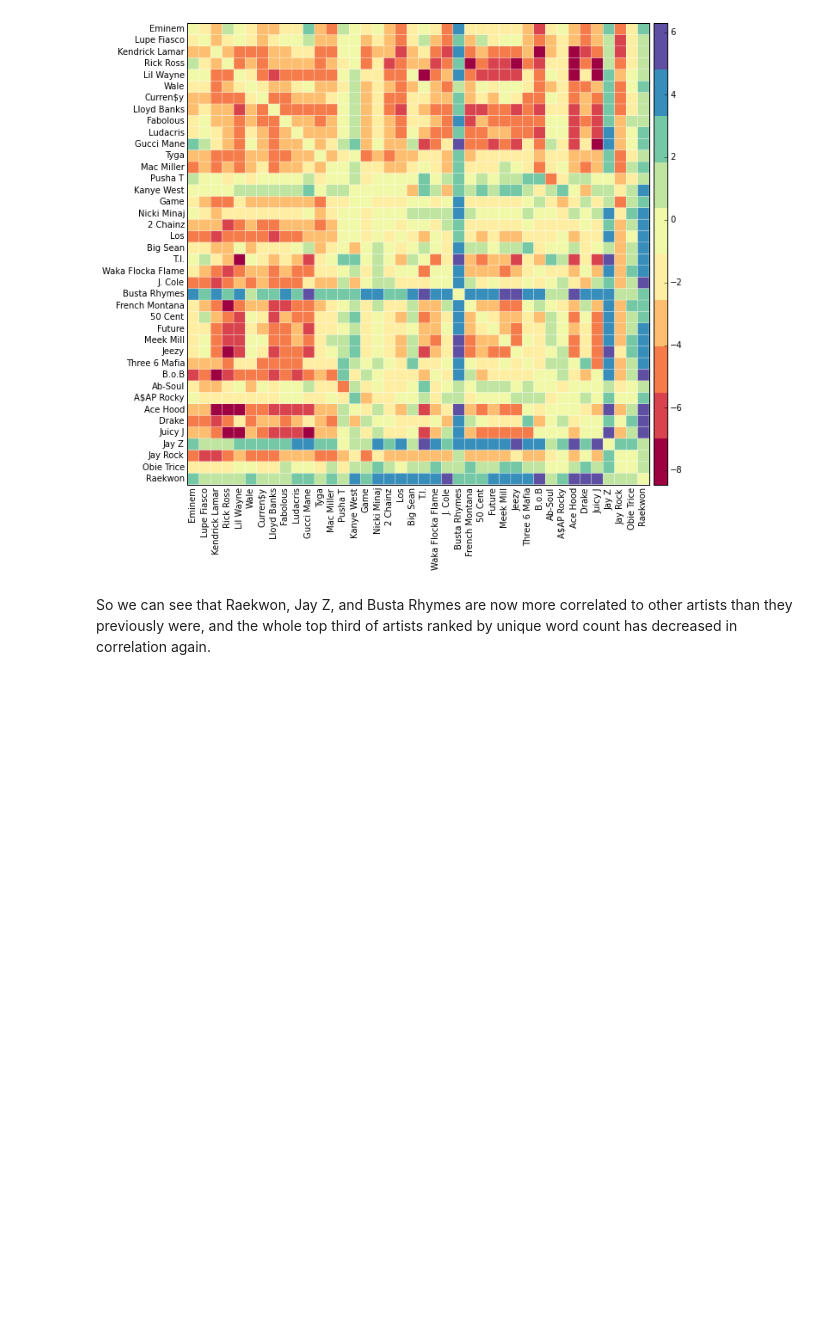
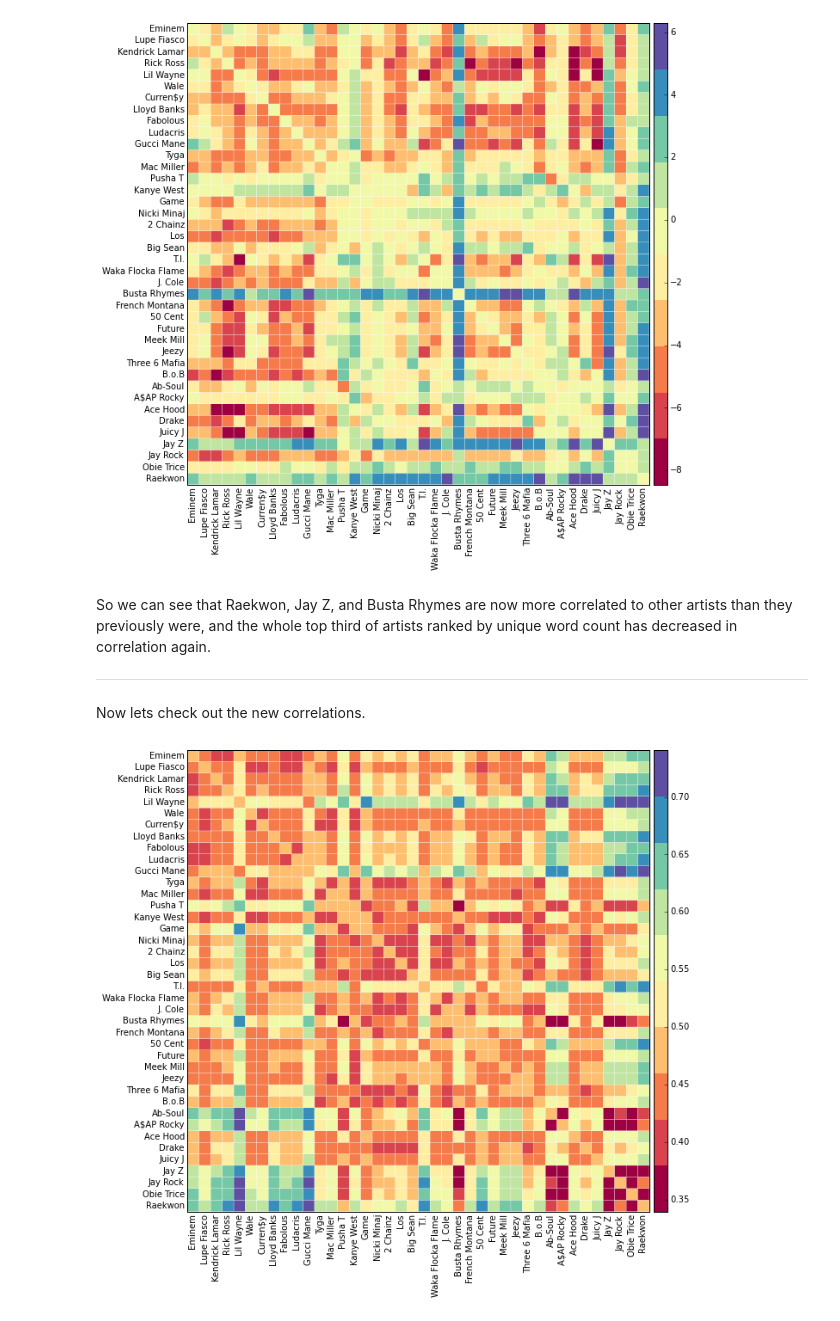
Before and after one commit to baronvonbadguy/genius-scraper, a Jupyter notebook: Exploration.ipynb, the cells around one changed output. Drawn from its saved outputs; the diff is of its cells as text; code cells hidden in the pictures; blank space fills up the shorter version.

```diff
--- a/Exploration.ipynb
+++ b/Exploration.ipynb
@@ -370,3 +370,9 @@ heatmap((dfc2 - dfc) * 100)
 [figure]
 # %% [markdown]
 So we can see that Raekwon, Jay Z, and Busta Rhymes are now more correlated to other artists than they previously were, and the whole top third of artists ranked by unique word count has decreased in correlation again.
+- - -
+Now lets check out the new correlations.
+# %%
+heatmap(dfc2)
+# %% [output]
+[figure, added]
```
Also changed, not shown: parts of 1 cell of this notebook.
